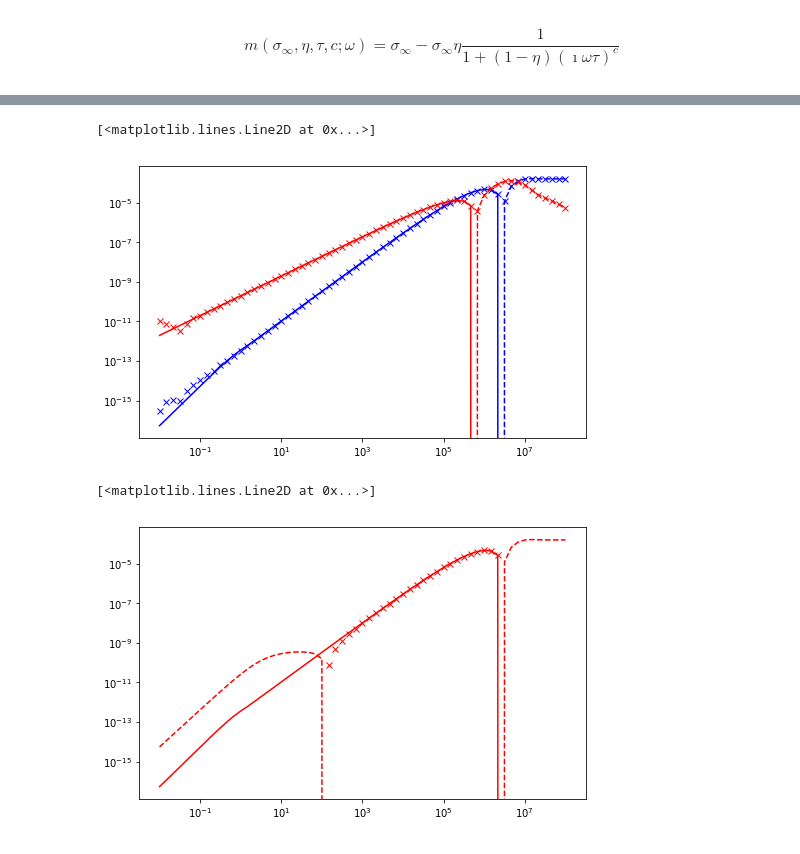
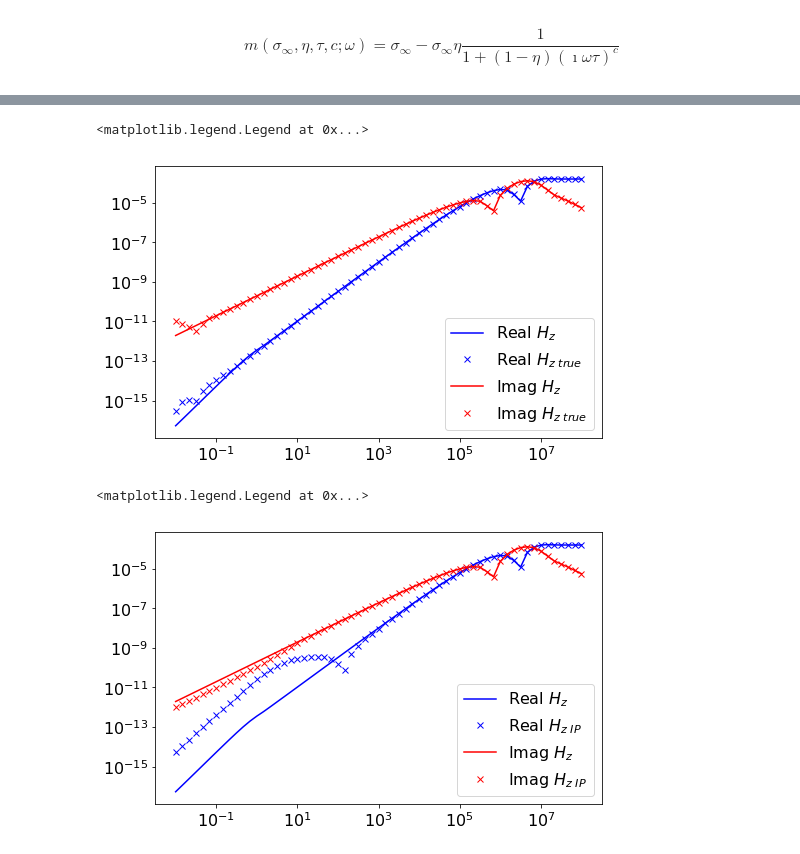
Before and after one commit to simpeg/simpegEM1D, a Jupyter notebook: notebooks/examples/EM1D_fwd.ipynb, the cells around one changed output, grey strips where cells are left out. Saved outputs shown, nothing was run; the diff lists cells and outputs as text; code cells hidden in the pictures.

```diff
--- a/notebooks/examples/EM1D_fwd.ipynb
+++ b/notebooks/examples/EM1D_fwd.ipynb
@@ -49,16 +20,16 @@ mesh1D = Mesh.TensorMesh([hx], [0.])
 depth = -mesh1D.gridN[:-1]
 LocSigZ = -mesh1D.gridCC
 nlay = depth.size
-topo = np.r_[0., 0., 30.]
+topo = np.r_[0., 0., 0.]
 # %% [markdown]
 ## Step2: Set survey parameters
 # %%
 FDsurvey = EM1DSurveyFD(
-    rx_location = np.array([0., 0., 30.]),
-    src_location = np.array([0., 0., 30.]),
+    rx_location = np.array([0., 0., 0.]),
+    src_location = np.array([0., 0., 0.]),
     field_type = 'secondary',
     rx_type = 'Hz',
-    src_type = 'CircularLoop',
+    src_type = 'VMD',
     depth = depth,
     topo = topo,
     frequency = np.logspace(-2, 8, 61),
@@ -130,27 +86,25 @@ HzCole = FDsurvey.dpred(m_1D)
 Hzanal = EM1DAnalytics.Hzanal(sig_half, FDsurvey.frequency, FDsurvey.offset, 'secondary')
 # %%
 Hz_r = Hz.reshape((2, 61))[0,:]
+# %%
+matplotlib.rcParams['font.size'] = 16
 # %%
 fig, ax = plt.subplots(1,1, figsize = (8, 5))
-ax.loglog(FDsurvey.frequency, -Hz[:FDsurvey.n_frequency], 'b-')
-ax.loglog(FDsurvey.frequency, Hz[:FDsurvey.n_frequency], 'b--')
-ax.loglog(FDsurvey.frequency, -Hzanal.real, 'bx')
-ax.loglog(FDsurvey.frequency, Hzanal.real, 'bx')
-ax.loglog(FDsurvey.frequency, -Hz[FDsurvey.n_frequency:], 'r-')
-ax.loglog(FDsurvey.frequency, Hz[FDsurvey.n_frequency:], 'r--')
-ax.loglog(FDsurvey.frequency, -Hzanal.imag, 'rx')
-ax.loglog(FDsurvey.frequency, Hzanal.imag, 'rx')
-
-# legend(('Real $H_{z FHT}$', 'Real $H_{z anal}$', 'Imag $H_{z FHT}$', 'Imag $H_{z anal}$'))
-# ax.text(1e4, 1e-8, "$\\tau$ = 0.1", fontsize = 18)
+ax.loglog(FDsurvey.frequency, abs(Hz[:FDsurvey.n_frequency]), 'b-')
+ax.loglog(FDsurvey.frequency, abs(Hzanal.real), 'bx')
+ax.loglog(FDsurvey.frequency, abs(Hz[FDsurvey.n_frequency:]), 'r-')
+ax.loglog(FDsurvey.frequency, abs(Hzanal.imag), 'rx')
+legend(('Real $H_{z}$', 'Real $H_{z \ true}$', 'Imag $H_{z}$', 'Imag $H_{z \ true}$'))
 # %% [output]
-[<matplotlib.lines.Line2D at 0x...>]
+<matplotlib.legend.Legend at 0x...>
-[figure, old version]
+[figure, new version]
 # %%
 fig, ax = plt.subplots(1,1, figsize = (8, 5))
-ax.loglog(FDsurvey.frequency, -(Hz[:FDsurvey.n_frequency]), 'r-')
-ax.loglog(FDsurvey.frequency, -(HzCole[:FDsurvey.n_frequency]), 'rx')
-ax.loglog(FDsurvey.frequency, (HzCole[:FDsurvey.n_frequency]), 'r--')
+ax.loglog(FDsurvey.frequency, abs(Hz[:FDsurvey.n_frequency]), 'b-')
+ax.loglog(FDsurvey.frequency, abs(HzCole[:FDsurvey.n_frequency]), 'bx')
+ax.loglog(FDsurvey.frequency, abs(Hz[FDsurvey.n_frequency:]), 'r-')
+ax.loglog(FDsurvey.frequency, abs(HzCole[FDsurvey.n_frequency:]), 'rx')
+legend(('Real $H_{z}$', 'Real $H_{z \ IP}$', 'Imag $H_{z}$', 'Imag $H_{z \ IP}$'))
 # %% [output]
-[<matplotlib.lines.Line2D at 0x...>]
+<matplotlib.legend.Legend at 0x...>
-[figure, old version]
+[figure, new version]
```
Also changed, not shown: parts of 11 cells of this notebook.
